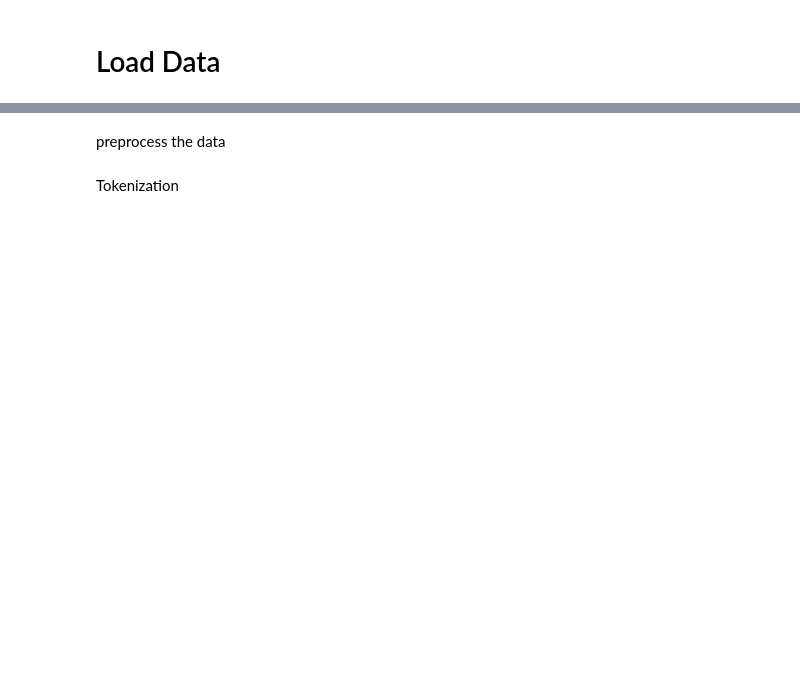
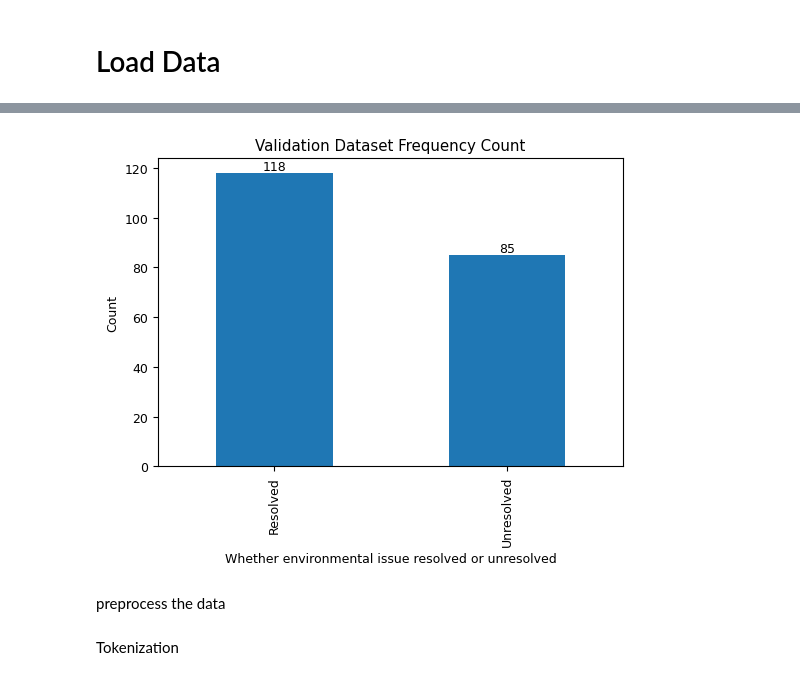
Before and after one commit to nipun-goyal/BERT-Text-Classification, a Jupyter notebook: BERT-Text-Classification.ipynb, the cells around one changed output, grey strips where cells are left out. Saved outputs shown, nothing was run; the diff lists cells and outputs as text; code cells hidden in the pictures; blank space fills up the shorter version.

```diff
--- a/BERT-Text-Classification.ipynb
+++ b/BERT-Text-Classification.ipynb
@@ -136,3 +115,15 @@ val['status_code'].value_counts().plot(kind = 'bar')
+# %%
+plt.figure(figsize=(6, 4))
+ax = val['status_code'].value_counts().plot(kind = 'bar')
+ax.set_title("Validation Dataset Frequency Count")
+ax.set_xlabel("Whether environmental issue resolved or unresolved")
+ax.set_ylabel("Count")
+ax.set_xticklabels(('Resolved', 'Unresolved'))
+
+for bars in ax.containers:
+    ax.bar_label(bars)
+# %% [output]
+[figure, added]
 # %%
 DATA_COLUMN = 'status_txt'
 LABEL_COLUMN = 'status_code'
```
Also changed, not shown: parts of 16 cells of this notebook, 17 other files.
